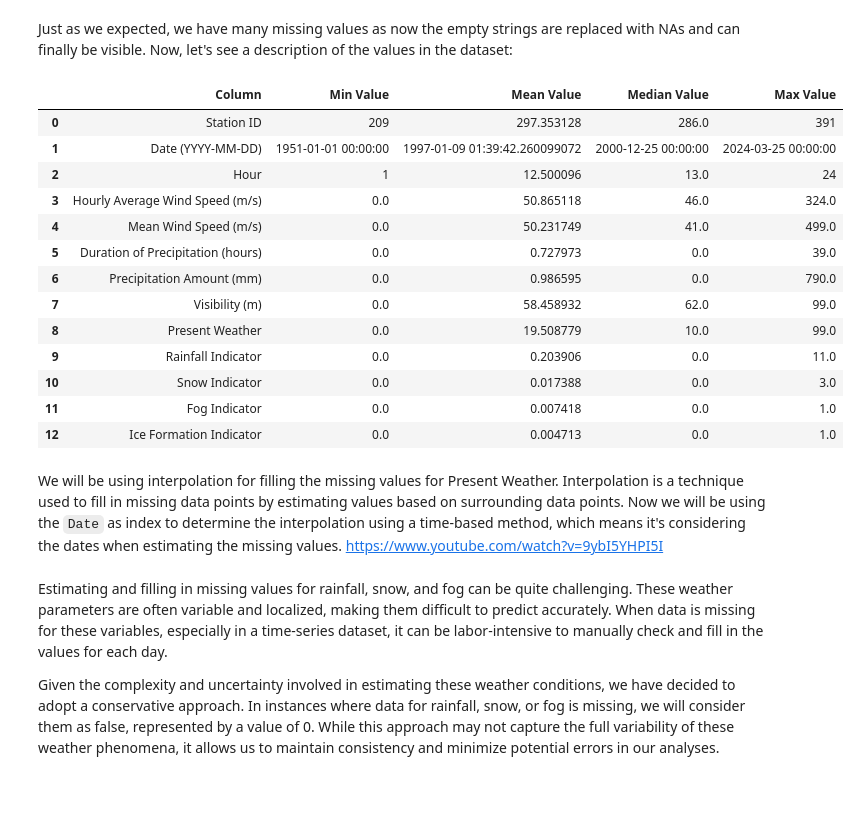
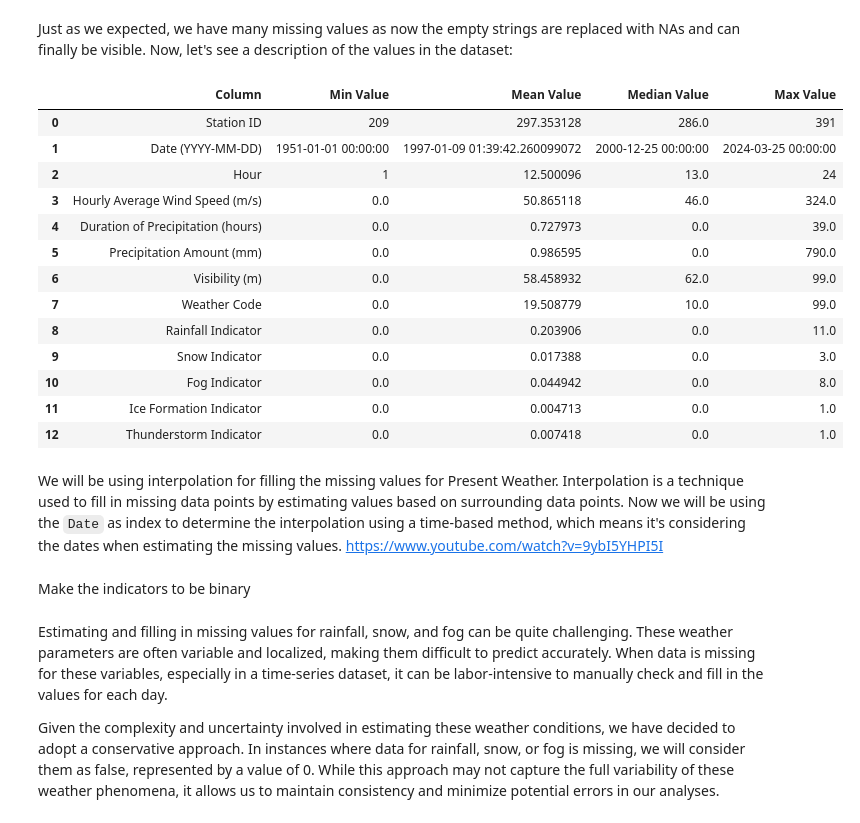
Before and after one commit to mhristev/TodayAI, a Jupyter notebook: eda_weather.ipynb, the cells around one changed output. Saved outputs shown, nothing was run; the diff lists cells and outputs as text; code cells hidden in the pictures; blank space fills up the shorter version.

```diff
--- a/eda_weather.ipynb
+++ b/eda_weather.ipynb
@@ -132,8 +163,8 @@ After the research some of our group members conducted, we decided to drop the f
 # %%
 columns_to_drop = ['Wind Direction (degrees)', 'Minimum Temperature at 10cm (0.1°C)', 'Sunshine Duration (hours)',
                    'Global Radiation (J/cm²)', 'Atmospheric Pressure (hPa)', 'Cloud Cover (oktas)',
-                   'Relative Humidity (%)', 'Moon Phase', 'Dew Point Temperature (0.1°C)',
-                  'Maximum Wind Speed (m/s)', 'Weather Station Type']
+                   'Relative Humidity (%)', 'Dew Point Temperature (0.1°C)',
+                  'Wind Speed (m/s)', 'Weather Station Type']
 
 df.drop(columns=columns_to_drop, inplace=True)
 df
@@ -188,13 +220,13 @@ df['Station ID'] = df['Station ID'].astype(int)
 #Converting all of the other columns into numeric values and substituting errors with NAs
 columns_to_convert = [
     'Hourly Average Wind Speed (m/s)',
-    'Mean Wind Speed (m/s)',
     'Duration of Precipitation (hours)',
     'Precipitation Amount (mm)',
     'Visibility (m)',
-    'Present Weather',
+    'Weather Code',
     'Rainfall Indicator',
     'Snow Indicator',
+    'Thunderstorm Indicator',
     'Fog Indicator',
     'Ice Formation Indicator'
 ]
@@ -202,6 +234,9 @@ columns_to_convert = [
 #Looping through the list of columns
 for column in columns_to_convert:
 #Checking also for trailing and leading empty spaces, before replacing errors with NAs
+    if df[column].dtype != 'object':
+        df[column] = df[column].astype(str)
+
     df[column] = df[column].str.replace(r'\D', '', regex=True)
     df[column] = pd.to_numeric(df[column], errors='coerce')
 
@@ -271,50 +307,50 @@ columns = [
     'Date (YYYY-MM-DD)',
     'Hour',
     'Hourly Average Wind Speed (m/s)',
-    'Mean Wind Speed (m/s)',
     'Duration of Precipitation (hours)',
     'Precipitation Amount (mm)',
     'Visibility (m)',
-    'Present Weather',
+    'Weather Code',
     'Rainfall Indicator',
     'Snow Indicator',
     'Fog Indicator',
-    'Ice Formation Indicator'
+    'Ice Formation Indicator',
+    'Thunderstorm Indicator',
 ]
 
 min_values = []
 max_values = []
 mean_values = []
 median_values = []
 
 for column in columns:
     min_values.append(df[column].min())
     max_values.append(df[column].max())
     mean_values.append(df[column].mean())
     median_values.append(df[column].median())
 
 # Create a DataFrame with minimum and maximum values
 weather_data_descr = pd.DataFrame({'Column': columns,
                         'Min Value': min_values,
                         'Mean Value': mean_values,
                         'Median Value': median_values,
                         'Max Value': max_values})
 weather_data_descr
 # %% [output]
 |  | Column | Min Value | Mean Value | Median Value | Max Value |
 | 0 | Station ID | 209 | 297.353128 | 286.0 | 391 |
 | 1 | Date (YYYY-MM-DD) | 1951-01-01 00:00:00 | 1997-01-09 01:39:42.260099072 | 2000-12-25 00:00:00 | 2024-03-25 00:00:00 |
 | 2 | Hour | 1 | 12.500096 | 13.0 | 24 |
 | 3 | Hourly Average Wind Speed (m/s) | 0.0 | 50.865118 | 46.0 | 324.0 |
-| 4 | Mean Wind Speed (m/s) | 0.0 | 50.231749 | 41.0 | 499.0 |
-| 5 | Duration of Precipitation (hours) | 0.0 | 0.727973 | 0.0 | 39.0 |
-| 6 | Precipitation Amount (mm) | 0.0 | 0.986595 | 0.0 | 790.0 |
-| 7 | Visibility (m) | 0.0 | 58.458932 | 62.0 | 99.0 |
-| 8 | Present Weather | 0.0 | 19.508779 | 10.0 | 99.0 |
-| 9 | Rainfall Indicator | 0.0 | 0.203906 | 0.0 | 11.0 |
-| 10 | Snow Indicator | 0.0 | 0.017388 | 0.0 | 3.0 |
-| 11 | Fog Indicator | 0.0 | 0.007418 | 0.0 | 1.0 |
-| 12 | Ice Formation Indicator | 0.0 | 0.004713 | 0.0 | 1.0 |
+| 4 | Duration of Precipitation (hours) | 0.0 | 0.727973 | 0.0 | 39.0 |
+| 5 | Precipitation Amount (mm) | 0.0 | 0.986595 | 0.0 | 790.0 |
+| 6 | Visibility (m) | 0.0 | 58.458932 | 62.0 | 99.0 |
+| 7 | Weather Code | 0.0 | 19.508779 | 10.0 | 99.0 |
+| 8 | Rainfall Indicator | 0.0 | 0.203906 | 0.0 | 11.0 |
+| 9 | Snow Indicator | 0.0 | 0.017388 | 0.0 | 3.0 |
+| 10 | Fog Indicator | 0.0 | 0.044942 | 0.0 | 8.0 |
+| 11 | Ice Formation Indicator | 0.0 | 0.004713 | 0.0 | 1.0 |
+| 12 | Thunderstorm Indicator | 0.0 | 0.007418 | 0.0 | 1.0 |
 # %% [markdown]
 We will be using interpolation for filling the missing values for Present Weather. Interpolation is a technique used to fill in missing data points by estimating values based on surrounding data points. Now we will be using the `Date` as index to determine the interpolation using a time-based method, which means it's considering the dates when estimating the missing values.
 https://www.youtube.com/watch?v=9ybI5YHPI5I
@@ -322,3 +358,5 @@ https://www.youtube.com/watch?v=9ybI5YHPI5I
 df.set_index('Date (YYYY-MM-DD)', inplace=True)
 df.sort_values(by='Date (YYYY-MM-DD)', inplace=True)
 df['Temperature (0.1°C)'].interpolate(method='time', inplace=True)
+# %% [markdown]
+Make the indicators to be binary
```
Also changed, not shown: parts of 27 cells of this notebook.
